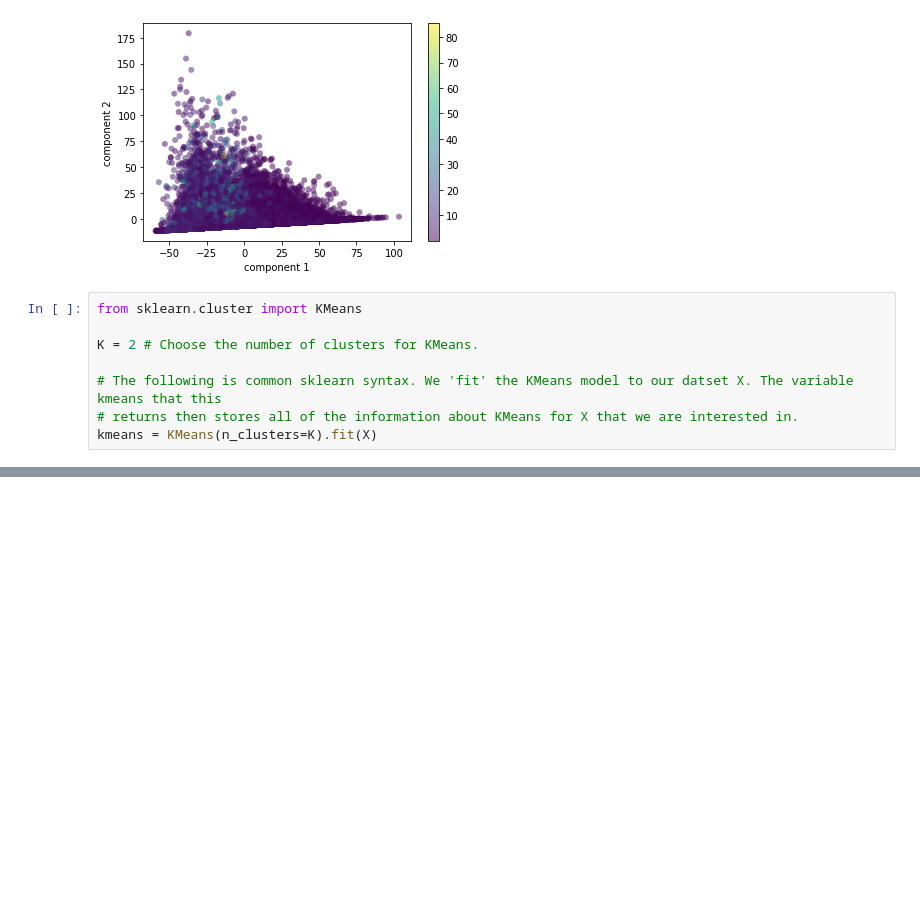
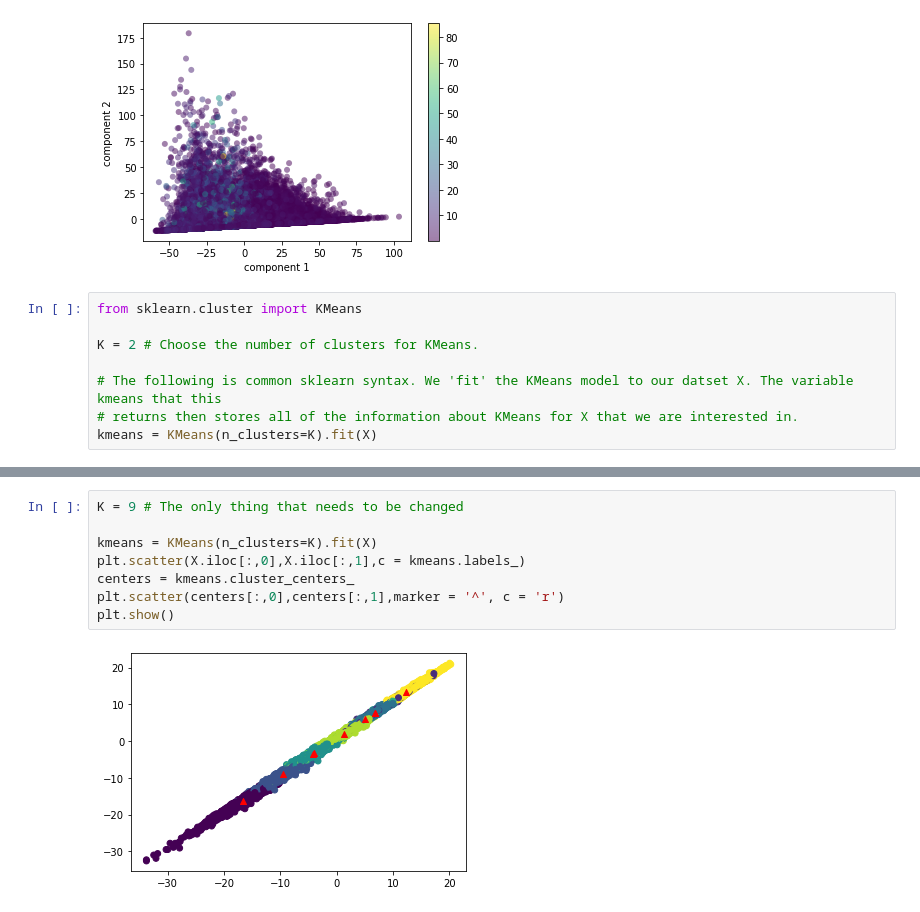
Before and after one commit to WizenPainter/reto-ma2007b, a Jupyter notebook: noaa_ai_workshop/IntroNotebooks/05-Challenge.ipynb, the cells around one changed output, grey strips where cells are left out. Cells and saved outputs as stored; diff of their text form; blank space fills up the shorter version.

```diff
--- a/noaa_ai_workshop/IntroNotebooks/05-Challenge.ipynb
+++ b/noaa_ai_workshop/IntroNotebooks/05-Challenge.ipynb
@@ -89,0 +113,10 @@ plt.show()
+# %%
+K = 9 # The only thing that needs to be changed
+
+kmeans = KMeans(n_clusters=K).fit(X)
+plt.scatter(X.iloc[:,0],X.iloc[:,1],c = kmeans.labels_)
+centers = kmeans.cluster_centers_
+plt.scatter(centers[:,0],centers[:,1],marker = '^', c = 'r')
+plt.show()
+# %% [output]
+[figure, added]
```
Also changed, not shown: parts of 11 cells of this notebook.
